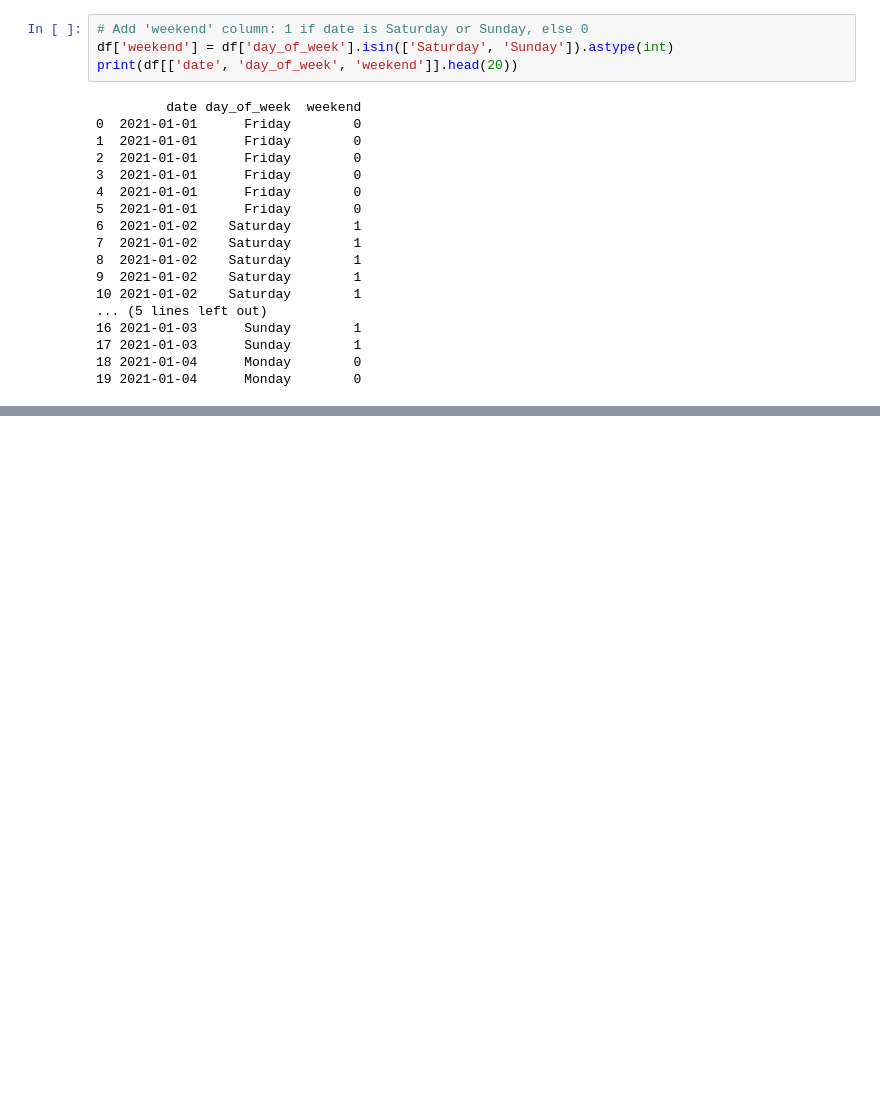
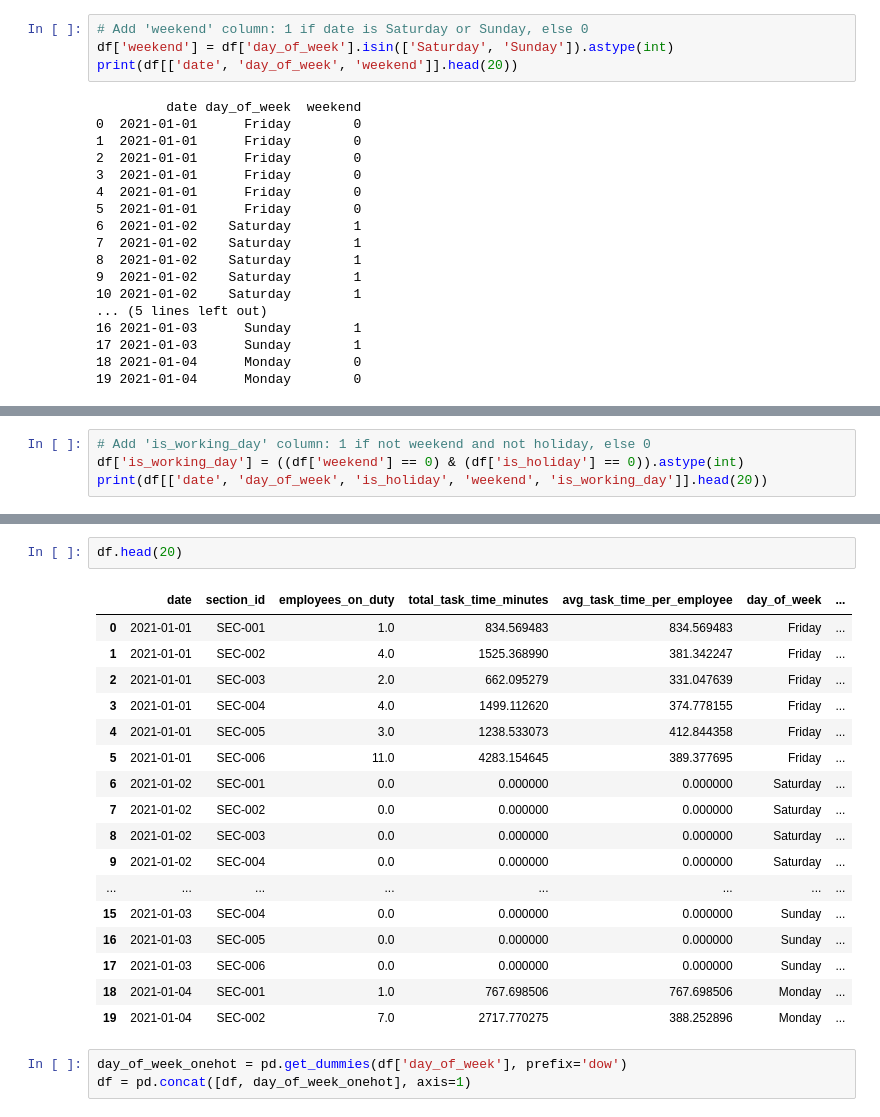
Before and after one commit to didulanthaisuru/rootcode_datathon_notebooks, a Jupyter notebook: data_visualization.ipynb, the cells around one changed output, grey strips where cells are left out. Drawn from its saved outputs; the diff is of its cells as text; blank space fills up the shorter version.

```diff
--- a/data_visualization.ipynb
+++ b/data_visualization.ipynb
@@ -1002,0 +1021,4 @@ df.head(20)
+# %%
+# Add 'is_working_day' column: 1 if not weekend and not holiday, else 0
+df['is_working_day'] = ((df['weekend'] == 0) & (df['is_holiday'] == 0)).astype(int)
+print(df[['date', 'day_of_week', 'is_holiday', 'weekend', 'is_working_day']].head(20))
@@ -1002,0 +1043,23 @@ df.head(20)
+# %%
+df.head(20)
+# %% [output]
+|  | date | section_id | employees_on_duty | total_task_time_minutes | avg_task_time_per_employee | day_of_week | ... |
+| 0 | 2021-01-01 | SEC-001 | 1.0 | 834.569483 | 834.569483 | Friday | ... |
+| 1 | 2021-01-01 | SEC-002 | 4.0 | 1525.368990 | 381.342247 | Friday | ... |
+| 2 | 2021-01-01 | SEC-003 | 2.0 | 662.095279 | 331.047639 | Friday | ... |
+| 3 | 2021-01-01 | SEC-004 | 4.0 | 1499.112620 | 374.778155 | Friday | ... |
+| 4 | 2021-01-01 | SEC-005 | 3.0 | 1238.533073 | 412.844358 | Friday | ... |
+| 5 | 2021-01-01 | SEC-006 | 11.0 | 4283.154645 | 389.377695 | Friday | ... |
+| 6 | 2021-01-02 | SEC-001 | 0.0 | 0.000000 | 0.000000 | Saturday | ... |
+| 7 | 2021-01-02 | SEC-002 | 0.0 | 0.000000 | 0.000000 | Saturday | ... |
+| 8 | 2021-01-02 | SEC-003 | 0.0 | 0.000000 | 0.000000 | Saturday | ... |
+| 9 | 2021-01-02 | SEC-004 | 0.0 | 0.000000 | 0.000000 | Saturday | ... |
+| ... | ... | ... | ... | ... | ... | ... | ... |
+| 15 | 2021-01-03 | SEC-004 | 0.0 | 0.000000 | 0.000000 | Sunday | ... |
+| 16 | 2021-01-03 | SEC-005 | 0.0 | 0.000000 | 0.000000 | Sunday | ... |
+| 17 | 2021-01-03 | SEC-006 | 0.0 | 0.000000 | 0.000000 | Sunday | ... |
+| 18 | 2021-01-04 | SEC-001 | 1.0 | 767.698506 | 767.698506 | Monday | ... |
+| 19 | 2021-01-04 | SEC-002 | 7.0 | 2717.770275 | 388.252896 | Monday | ... |
+# %%
+day_of_week_onehot = pd.get_dummies(df['day_of_week'], prefix='dow')
+df = pd.concat([df, day_of_week_onehot], axis=1)
```
Also changed, not shown: parts of 10 cells of this notebook.
